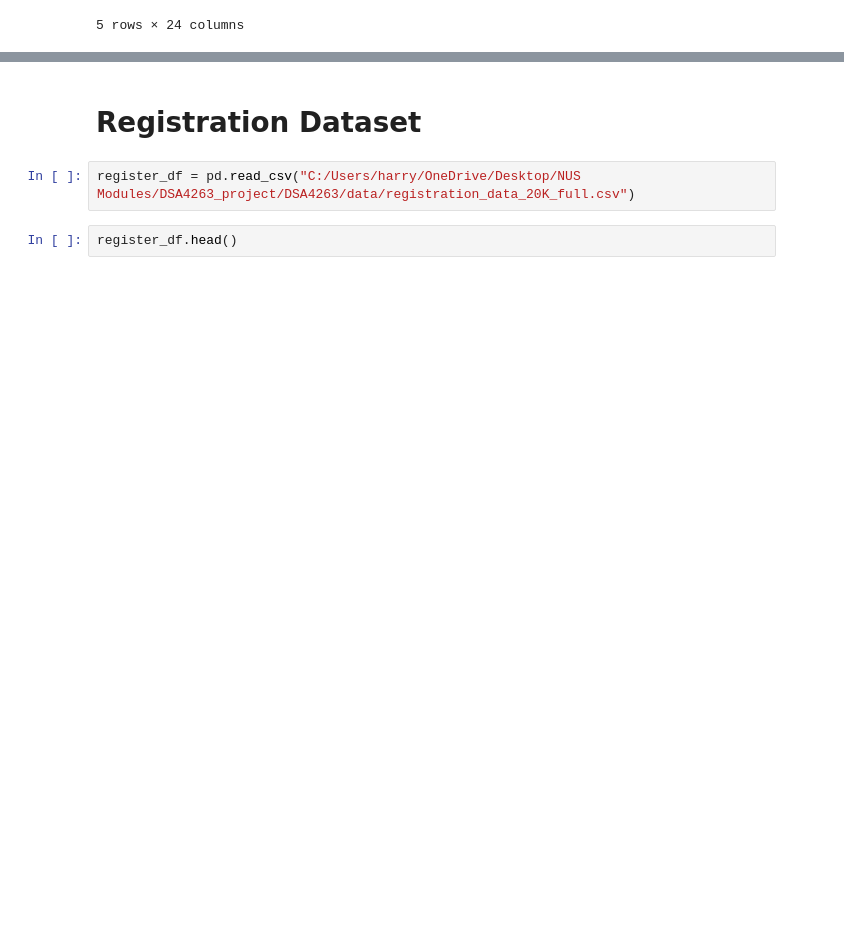
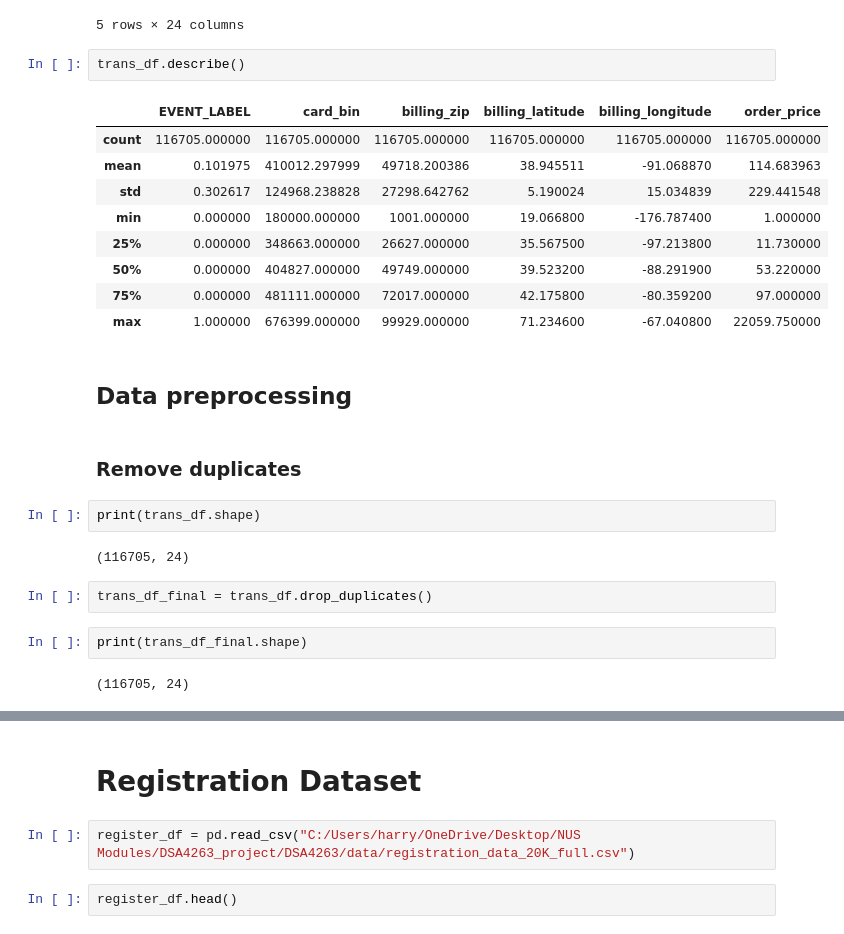
Before and after one commit to haonanah/DSA4263, a Jupyter notebook: jy_dev_eda_notebook.ipynb, the cells around one changed output, grey strips where cells are left out. Saved outputs shown, nothing was run; the diff lists cells and outputs as text; blank space fills up the shorter version.

```diff
--- a/jy_dev_eda_notebook.ipynb
+++ b/jy_dev_eda_notebook.ipynb
@@ -41,3 +46,29 @@ trans_df.head()
 | 3 | 0 | 2022-12-13T09:06:33Z | 2022-12-13T09:06:33Z | 1000130fddbb2383646840294dcb7f6fa | customer | 819-30-8170 | 343617 | ... |
 | 4 | 0 | 2023-03-04T09:48:57Z | 2023-03-04T09:48:57Z | 1000230990f537b8e89786821a3abf10e | customer | 285-06-1069 | 353899 | ... |
 5 rows × 24 columns
+# %%
+trans_df.describe()
+# %% [output]
+|  | EVENT_LABEL | card_bin | billing_zip | billing_latitude | billing_longitude | order_price |
+| count | 116705.000000 | 116705.000000 | 116705.000000 | 116705.000000 | 116705.000000 | 116705.000000 |
+| mean | 0.101975 | 410012.297999 | 49718.200386 | 38.945511 | -91.068870 | 114.683963 |
+| std | 0.302617 | 124968.238828 | 27298.642762 | 5.190024 | 15.034839 | 229.441548 |
+| min | 0.000000 | 180000.000000 | 1001.000000 | 19.066800 | -176.787400 | 1.000000 |
+| 25% | 0.000000 | 348663.000000 | 26627.000000 | 35.567500 | -97.213800 | 11.730000 |
+| 50% | 0.000000 | 404827.000000 | 49749.000000 | 39.523200 | -88.291900 | 53.220000 |
+| 75% | 0.000000 | 481111.000000 | 72017.000000 | 42.175800 | -80.359200 | 97.000000 |
+| max | 1.000000 | 676399.000000 | 99929.000000 | 71.234600 | -67.040800 | 22059.750000 |
+# %% [markdown]
+## Data preprocessing
+# %% [markdown]
+### Remove duplicates
+# %%
+print(trans_df.shape)
+# %% [output]
+(116705, 24)
+# %%
+trans_df_final = trans_df.drop_duplicates()
+# %%
+print(trans_df_final.shape)
+# %% [output]
+(116705, 24)
```
Also changed, not shown: parts of 14 cells of this notebook.
